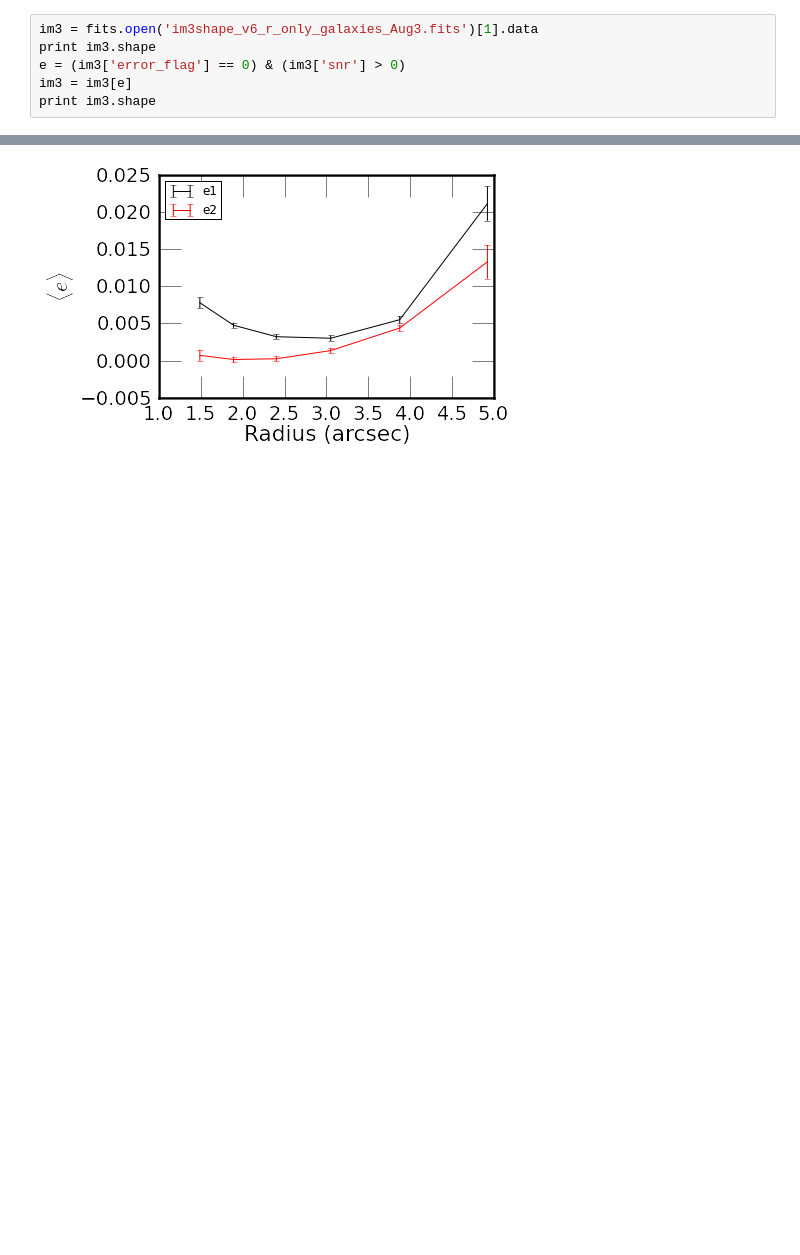
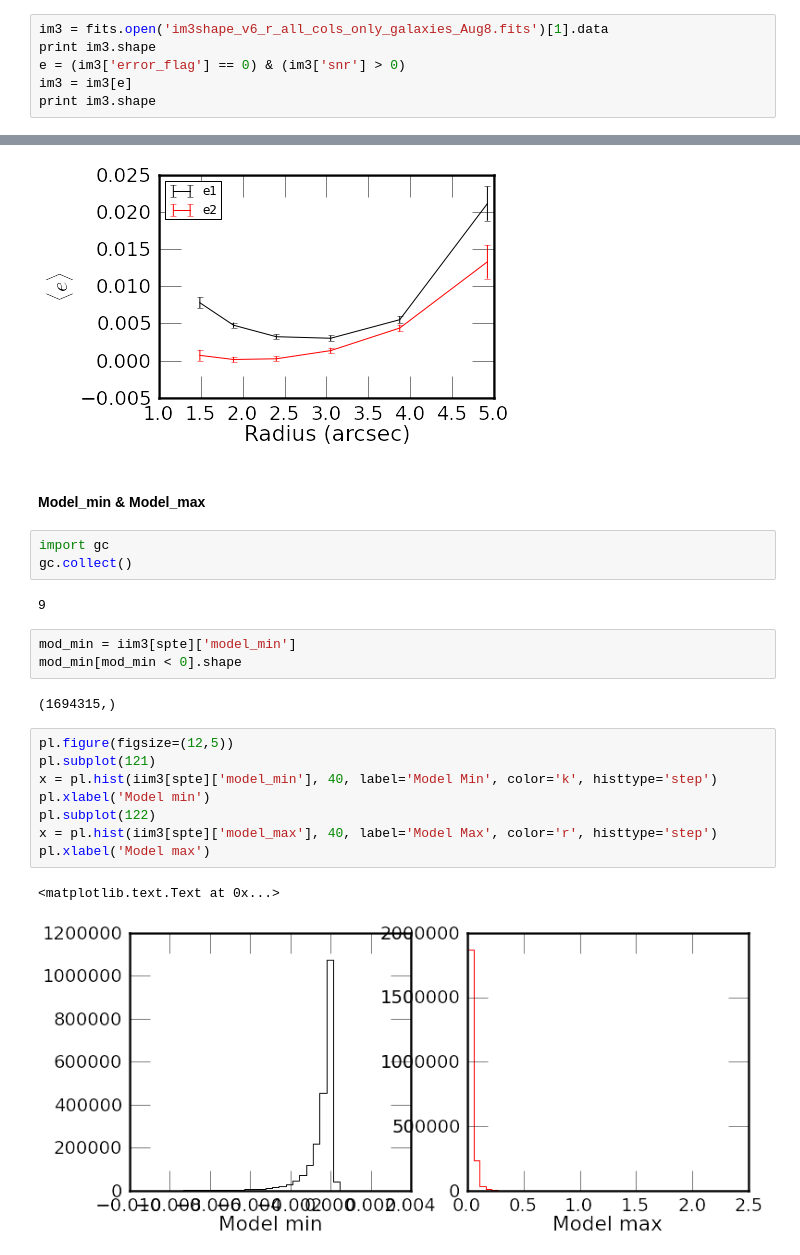
Before and after one commit to vvinuv/ipynb, a Jupyter notebook: im3shape_v6.ipynb, the cells around one changed output, grey strips where cells are left out. Cells and saved outputs as stored; diff of their text form; blank space fills up the shorter version.

```diff
--- a/im3shape_v6.ipynb
+++ b/im3shape_v6.ipynb
@@ -14,7 +14,7 @@ Populating the interactive namespace from numpy and matplotlib
 # %% [markdown]
 ## 1. Select objects with ERROR_FLAG=0
 # %%
-im3 = fits.open('im3shape_v6_r_only_galaxies_Aug3.fits')[1].data
+im3 = fits.open('im3shape_v6_r_all_cols_only_galaxies_Aug8.fits')[1].data
 print im3.shape
 e = (im3['error_flag'] == 0) & (im3['snr'] > 0)
 im3 = im3[e]
@@ -156,3 +156,26 @@ bas.plot_stampsize(iim3[crad]['STAMP_SIZE'],  iim3[crad]['e1'], iim3[crad]['e2']
 bas.plot_rad(iim3[crad]['radius'], iim3[crad]['e1'], iim3[crad]['e2'], 7, 10)
 # %% [output]
 [figure]
+# %% [markdown]
+#### Model_min & Model_max
+# %%
+import gc
+gc.collect()
+# %% [output]
+9
+# %%
+mod_min = iim3[spte]['model_min']
+mod_min[mod_min < 0].shape
+# %% [output]
+(1694315,)
+# %%
+pl.figure(figsize=(12,5))
+pl.subplot(121)
+x = pl.hist(iim3[spte]['model_min'], 40, label='Model Min', color='k', histtype='step')
+pl.xlabel('Model min')
+pl.subplot(122)
+x = pl.hist(iim3[spte]['model_max'], 40, label='Model Max', color='r', histtype='step')
+pl.xlabel('Model max')
+# %% [output]
+<matplotlib.text.Text at 0x...>
+[figure, added]
```
Also changed, not shown: parts of 5 cells of this notebook.
